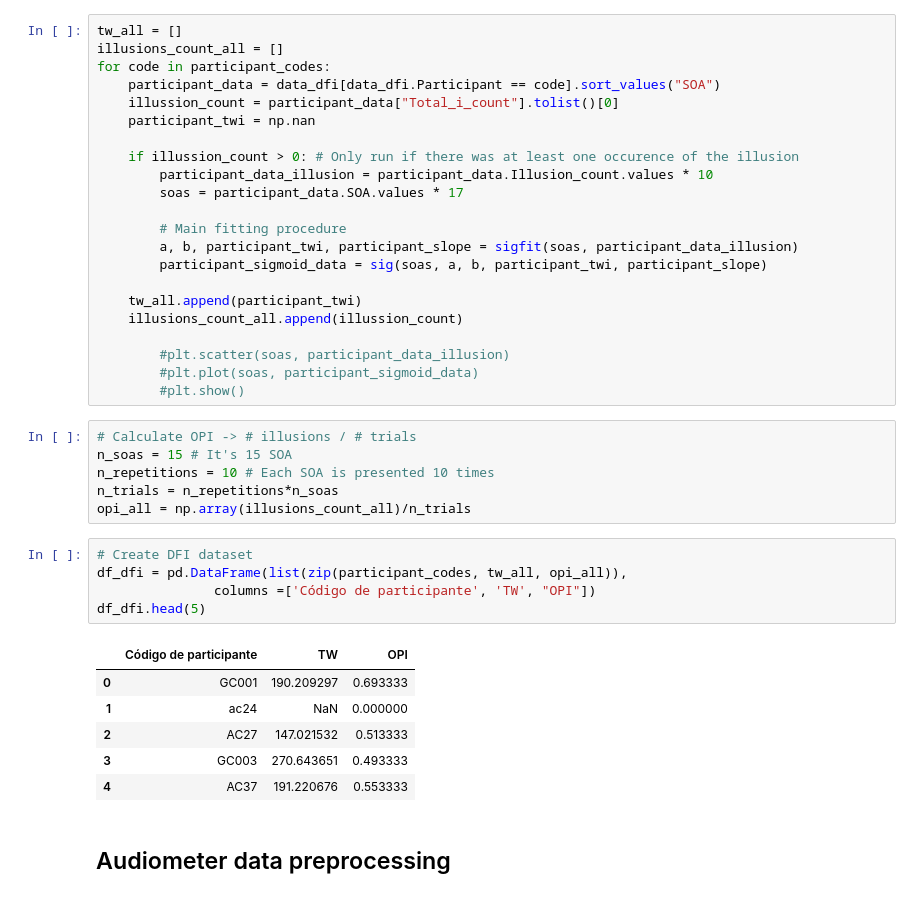
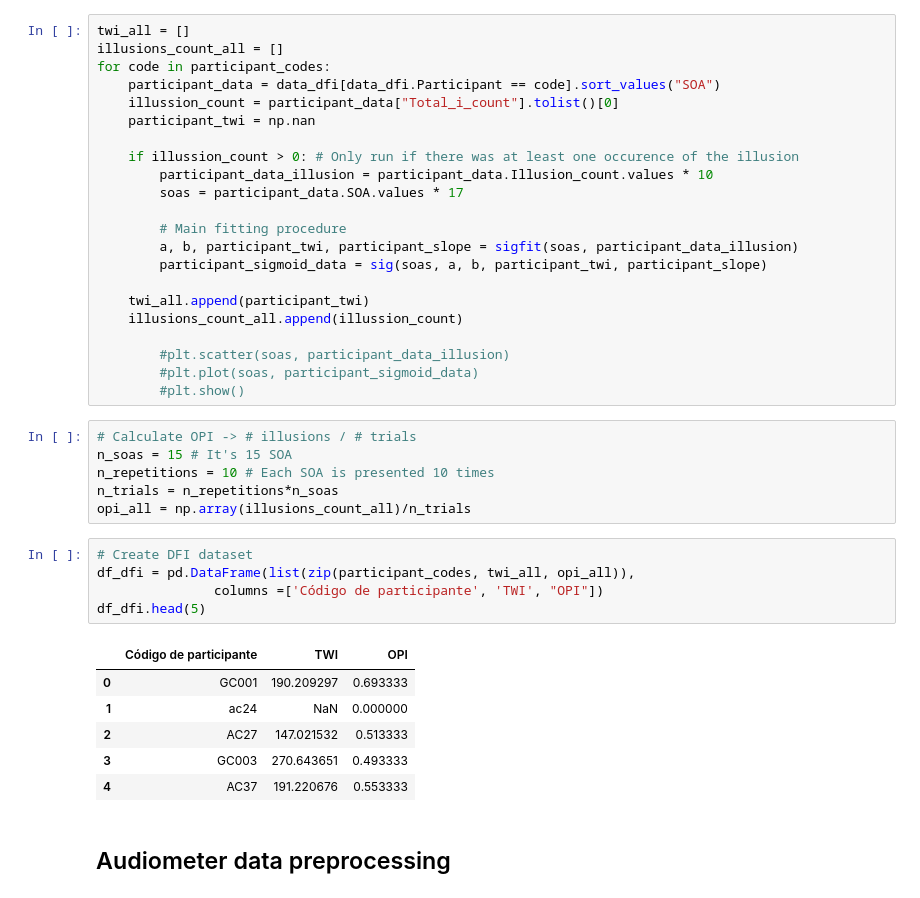
Before and after one commit to camila-maura/GIFTED-DFI, a Jupyter notebook: data_preprocessing.ipynb, the cells around one changed output. Saved outputs shown, nothing was run; the diff lists cells and outputs as text.

```diff
--- a/data_preprocessing.ipynb
+++ b/data_preprocessing.ipynb
@@ -449,5 +450,5 @@ for code in participant_codes:
 # %%
-tw_all = []
+twi_all = []
 illusions_count_all = []
 for code in participant_codes:
     participant_data = data_dfi[data_dfi.Participant == code].sort_values("SOA")
@@ -462,7 +463,7 @@ for code in participant_codes:
         a, b, participant_twi, participant_slope = sigfit(soas, participant_data_illusion)
         participant_sigmoid_data = sig(soas, a, b, participant_twi, participant_slope)
 
-    tw_all.append(participant_twi)
+    twi_all.append(participant_twi)
     illusions_count_all.append(illussion_count)
 
         #plt.scatter(soas, participant_data_illusion)
@@ -476,11 +477,11 @@ n_trials = n_repetitions*n_soas
 opi_all = np.array(illusions_count_all)/n_trials
 # %%
 # Create DFI dataset
-df_dfi = pd.DataFrame(list(zip(participant_codes, tw_all, opi_all)),
-               columns =['Código de participante', 'TW', "OPI"])
+df_dfi = pd.DataFrame(list(zip(participant_codes, twi_all, opi_all)),
+               columns =['Código de participante', 'TWI', "OPI"])
 df_dfi.head(5)
 # %% [output]
-|  | Código de participante | TW | OPI |
+|  | Código de participante | TWI | OPI |
 | 0 | GC001 | 190.209297 | 0.693333 |
 | 1 | ac24 | NaN | 0.000000 |
 | 2 | AC27 | 147.021532 | 0.513333 |
```
Also changed, not shown: parts of 15 cells of this notebook, 1 other file.
